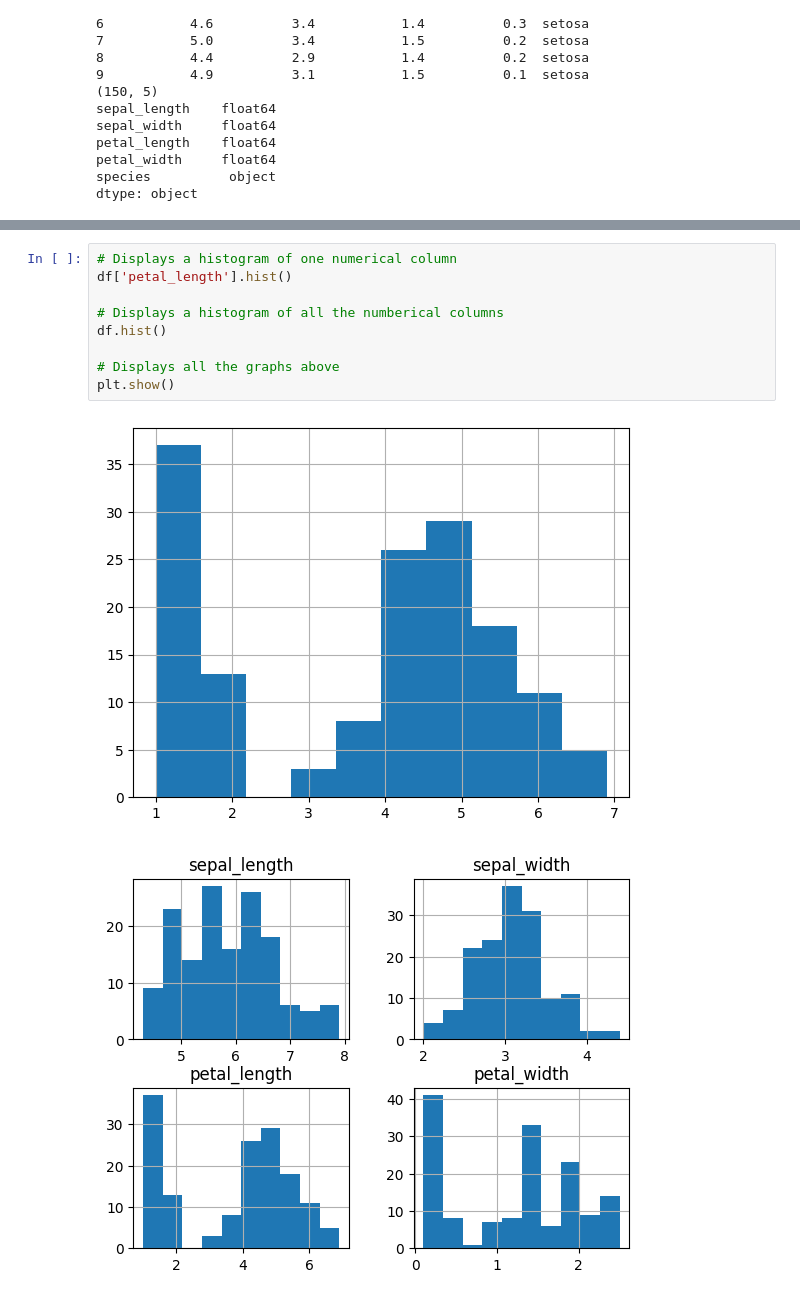
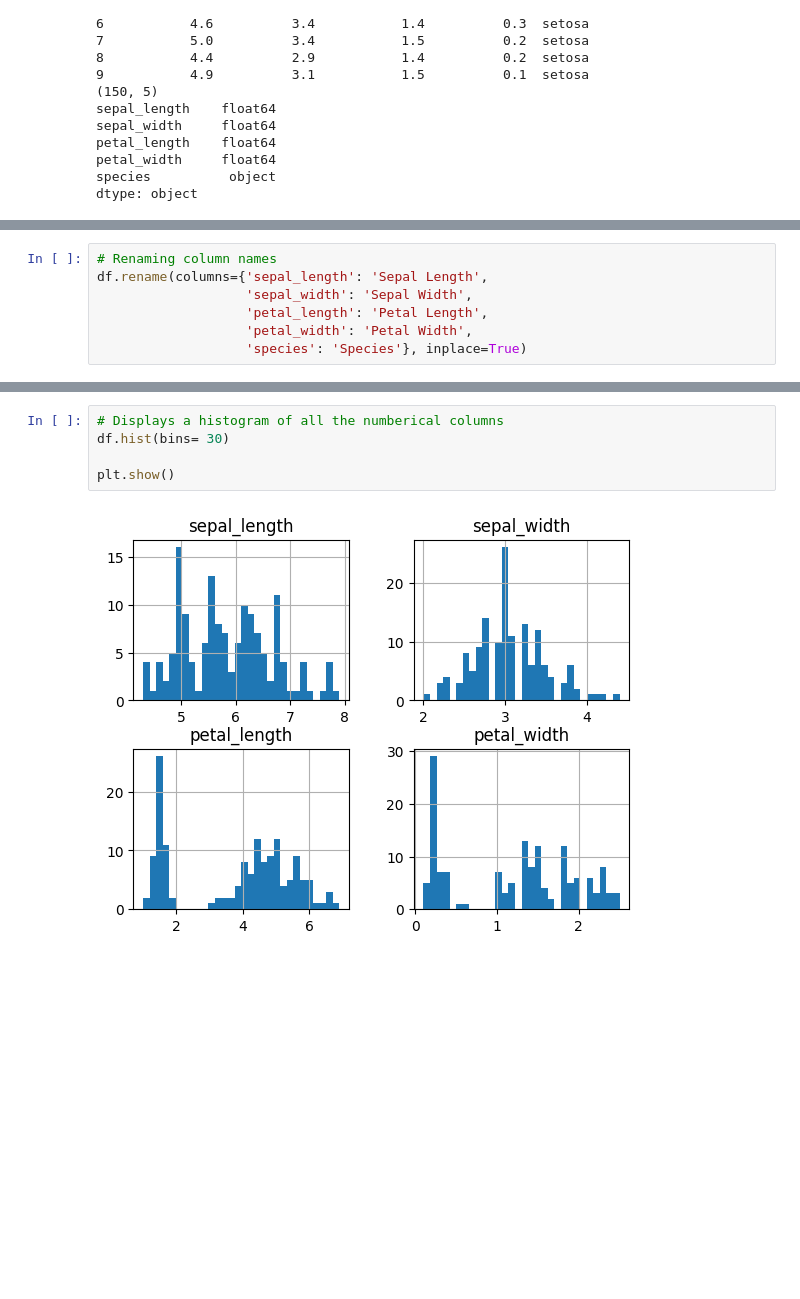
Before and after one commit to Bshell13/datafun-04-jupyter, a Jupyter notebook: shellenberger_eda.ipynb, the cells around one changed output, grey strips where cells are left out. Drawn from its saved outputs; the diff is of its cells as text; blank space fills up the shorter version.

Commit message:
Completed petal data analysis

```diff
--- a/shellenberger_eda.ipynb
+++ b/shellenberger_eda.ipynb
@@ -59,0 +88,7 @@ max        7.900000     4.400000      6.900000     2.500000
+# %%
+# Renaming column names
+df.rename(columns={'sepal_length': 'Sepal Length',
+                   'sepal_width': 'Sepal Width',
+                   'petal_length': 'Petal Length',
+                   'petal_width': 'Petal Width',
+                   'species': 'Species'}, inplace=True)
@@ -60,12 +109,7 @@ max        7.900000     4.400000      6.900000     2.500000
 # %%
-# Displays a histogram of one numerical column
-df['petal_length'].hist()
+# Displays a histogram of all the numberical columns
+df.hist(bins= 30)
 
-# Displays a histogram of all the numberical columns
-df.hist()
-
-# Displays all the graphs above
 plt.show()
 # %% [output]
-[figure, old version]
+[figure, new version]
-[figure, removed]
```
Also changed, not shown: parts of 27 cells of this notebook.
